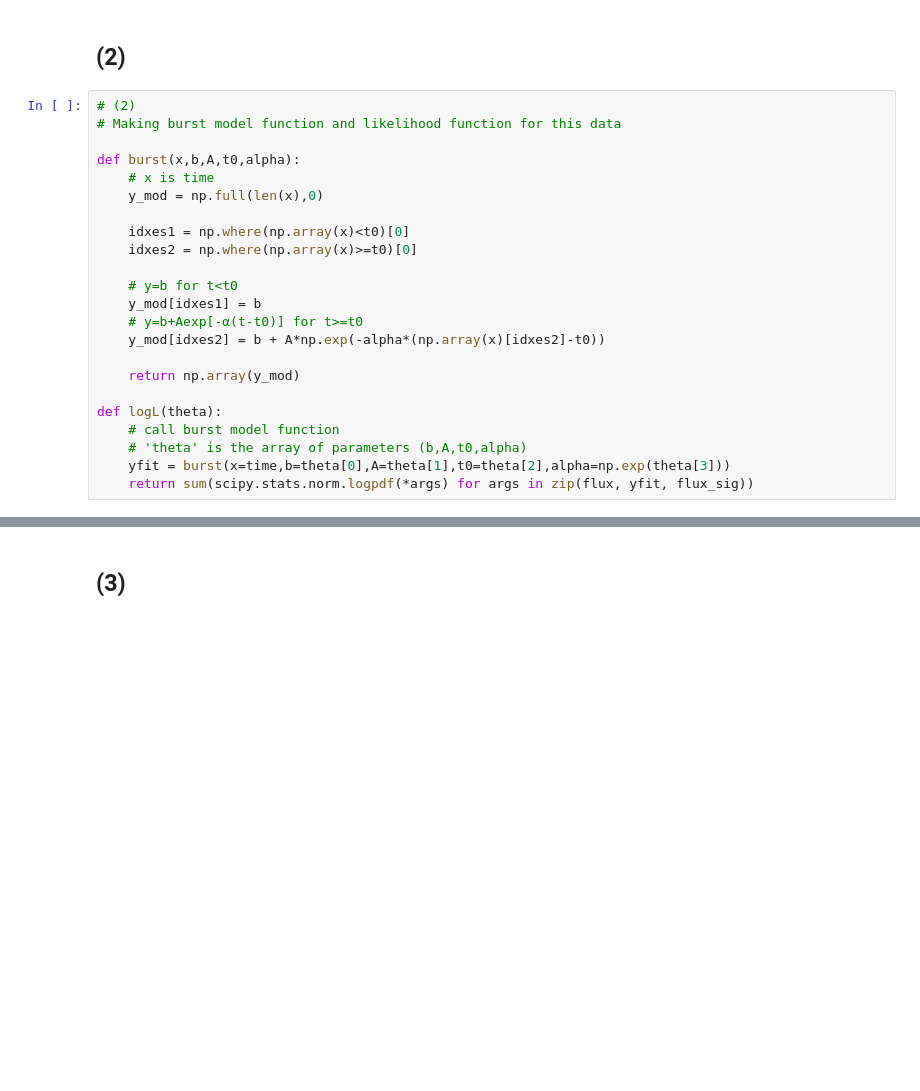
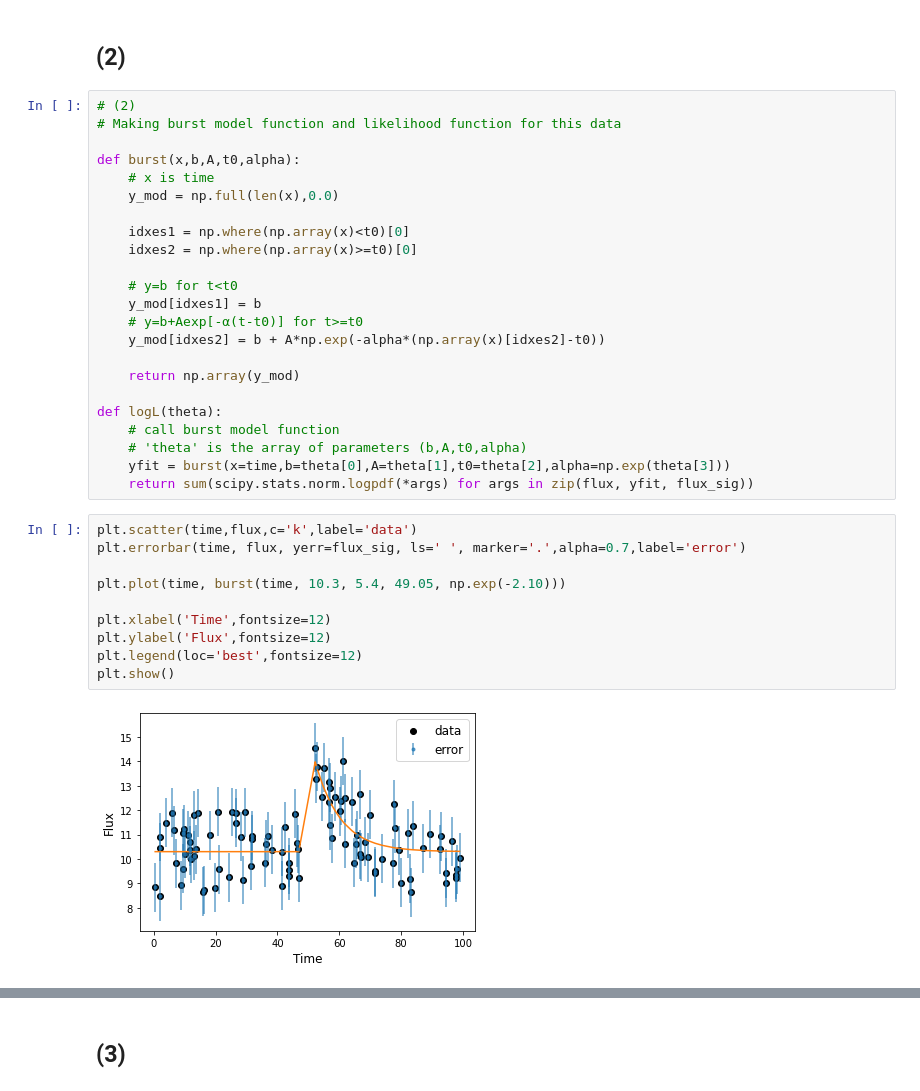
Before and after one commit to VanderbiltAstronomy/astr_8070_s22, a Jupyter notebook: coursework/student_folders/niana_mohammed/vu_astr8070_s22_hw5_NianaMohammed.ipynb, the cells around one changed output, grey strips where cells are left out. Drawn from its saved outputs; the diff is of its cells as text; blank space fills up the shorter version.

```diff
--- a/coursework/student_folders/niana_mohammed/vu_astr8070_s22_hw5_NianaMohammed.ipynb
+++ b/coursework/student_folders/niana_mohammed/vu_astr8070_s22_hw5_NianaMohammed.ipynb
@@ -72,7 +72,7 @@ plt.show()
 
 def burst(x,b,A,t0,alpha):
     # x is time
-    y_mod = np.full(len(x),0)
+    y_mod = np.full(len(x),0.0)
 
     idxes1 = np.where(np.array(x)<t0)[0]
     idxes2 = np.where(np.array(x)>=t0)[0]
@@ -89,3 +89,15 @@ def logL(theta):
     # 'theta' is the array of parameters (b,A,t0,alpha)
     yfit = burst(x=time,b=theta[0],A=theta[1],t0=theta[2],alpha=np.exp(theta[3]))
     return sum(scipy.stats.norm.logpdf(*args) for args in zip(flux, yfit, flux_sig))
+# %%
+plt.scatter(time,flux,c='k',label='data')
+plt.errorbar(time, flux, yerr=flux_sig, ls=' ', marker='.',alpha=0.7,label='error')
+
+plt.plot(time, burst(time, 10.3, 5.4, 49.05, np.exp(-2.10)))
+
+plt.xlabel('Time',fontsize=12)
+plt.ylabel('Flux',fontsize=12)
+plt.legend(loc='best',fontsize=12)
+plt.show()
+# %% [output]
+[figure, added]
```
Also changed, not shown: parts of 6 cells of this notebook, 5 other files.
